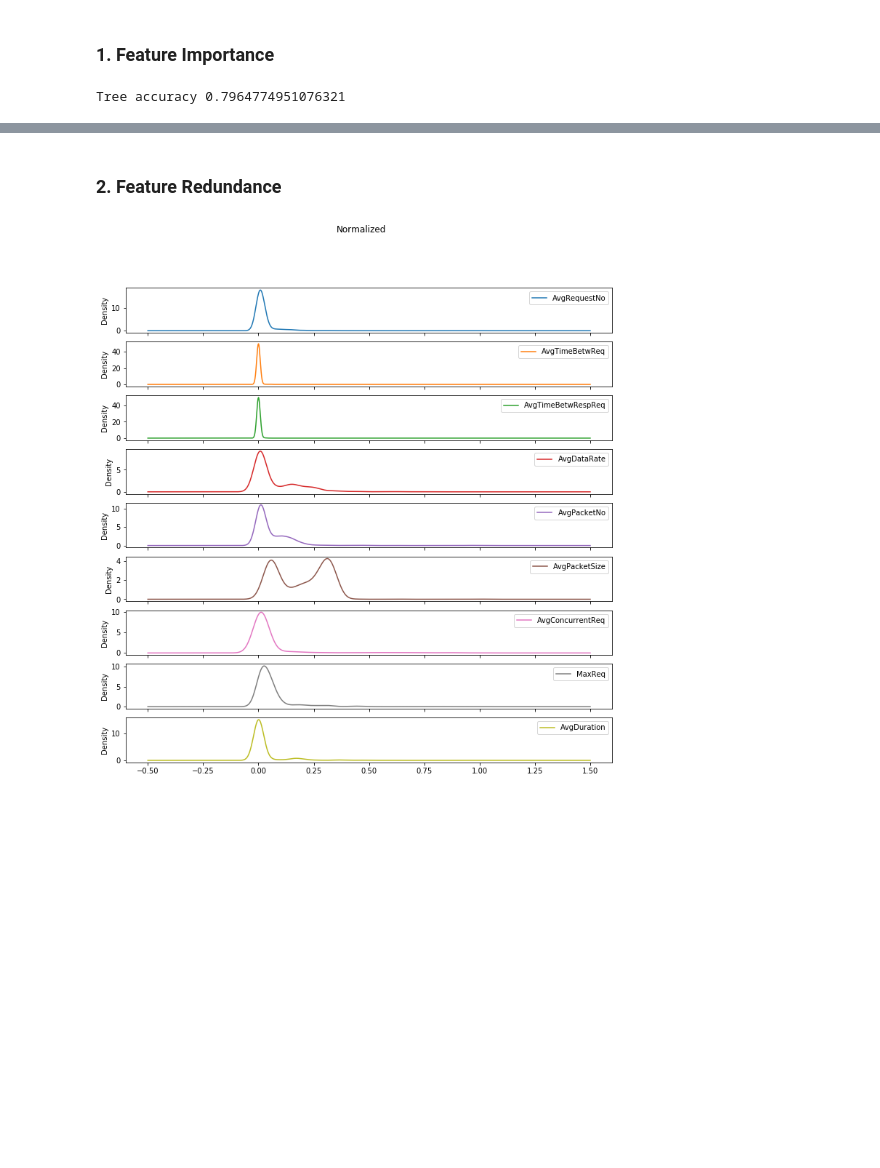
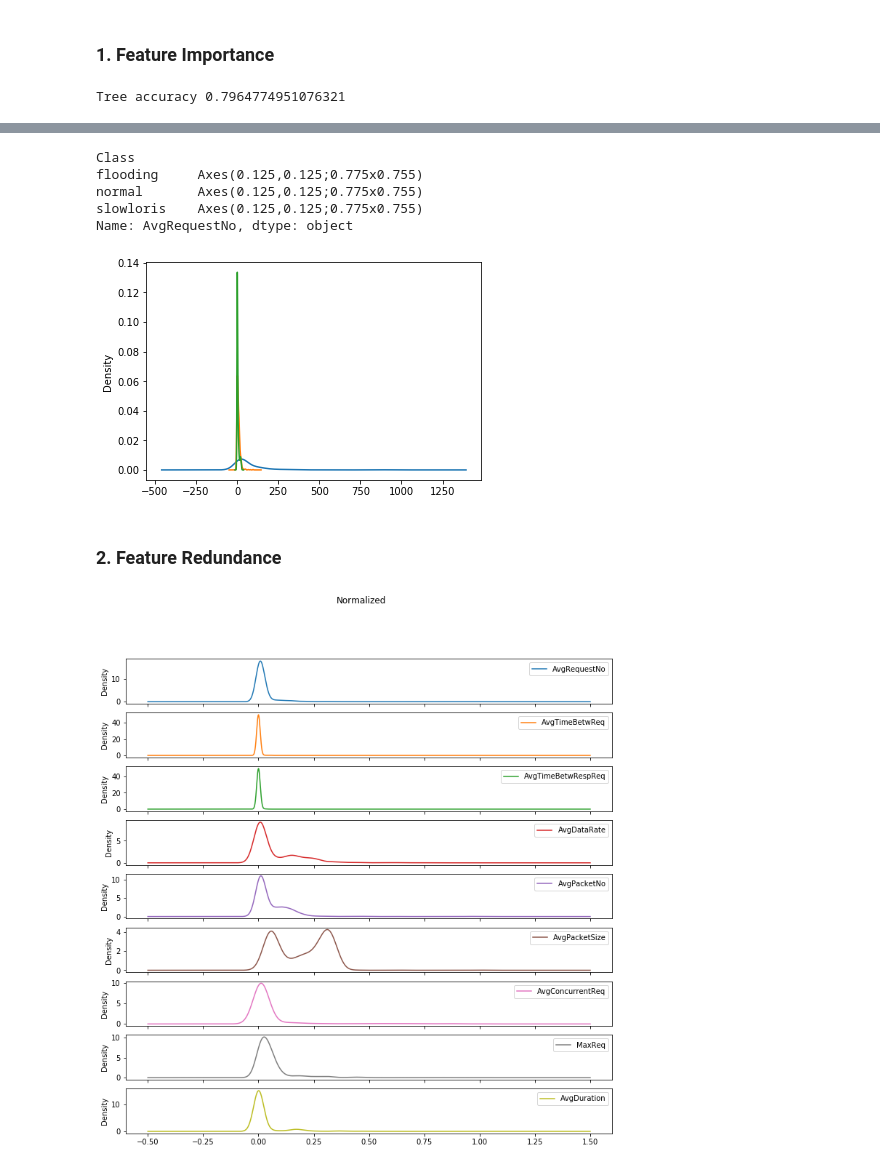
Before and after one commit to ragnarula/DosDataModelBuilder, a Jupyter notebook: notebooks/research questions.ipynb, the cells around one changed output, grey strips where cells are left out. Drawn from its saved outputs; the diff is of its cells as text; code cells hidden in the pictures; blank space fills up the shorter version.

```diff
--- a/notebooks/research questions.ipynb
+++ b/notebooks/research questions.ipynb
@@ -55,3 +74,12 @@ Image(graph.create_png())
+# %%
+data.groupby('Class').AvgRequestNo.plot(kind='kde')
+# %% [output]
+Class
+flooding     Axes(0.125,0.125;0.775x0.755)
+normal       Axes(0.125,0.125;0.775x0.755)
+slowloris    Axes(0.125,0.125;0.775x0.755)
+Name: AvgRequestNo, dtype: object
+[figure, added]
 # %% [markdown]
 ### 2. Feature Redundance
 # %%
```
Also changed, not shown: parts of 3 cells of this notebook, 3 other files.
